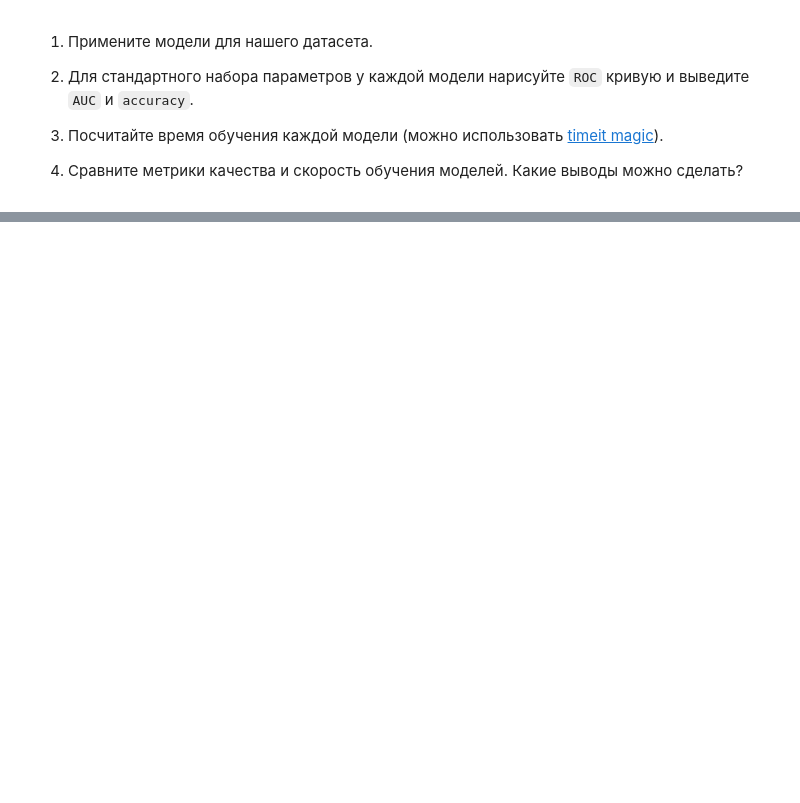
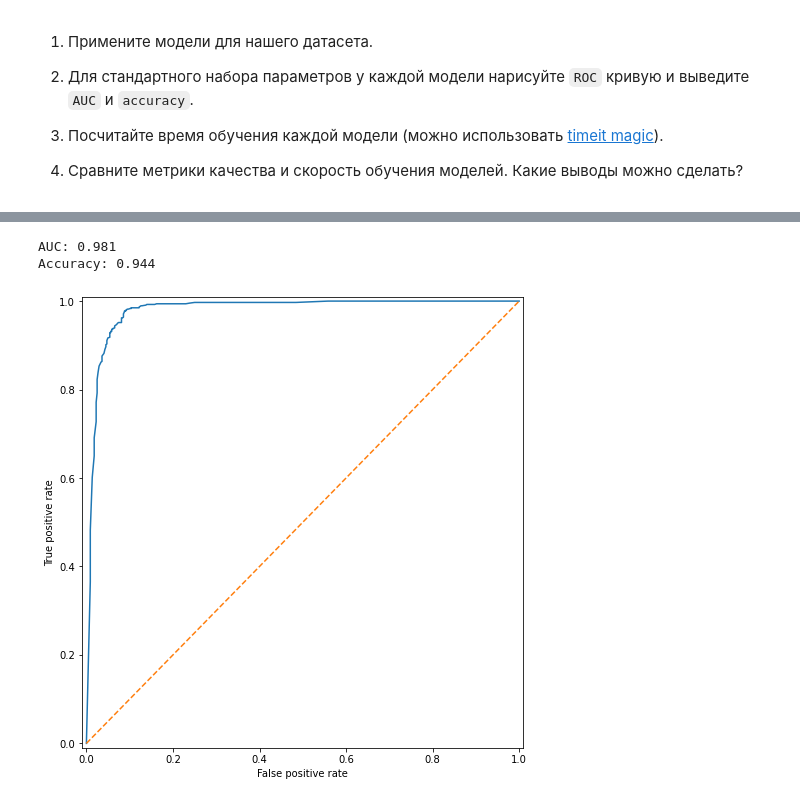
Before and after one commit to rustbas/MachineLearningHW, a Jupyter notebook: HW4/HW4.ipynb, the cells around one changed output, grey strips where cells are left out. Saved outputs shown, nothing was run; the diff lists cells and outputs as text; code cells hidden in the pictures; blank space fills up the shorter version.

```diff
--- a/HW4/HW4.ipynb
+++ b/HW4/HW4.ipynb
@@ -636,0 +570,23 @@ _Ваш ответ_
+# %%
+coef = 0.7
+X_train, y_train = all_X.iloc[:round(len(all_X)*coef)], all_y.iloc[:round(len(all_X)*coef)]
+X_test, y_test = all_X.iloc[round(len(all_X)*coef):], all_y.iloc[round(len(all_X)*coef):]#
+# %%
+%%timeit
+# CatBoost
+
+from catboost import CatBoostClassifier as cbc
+
+est = cbc(iterations=100, depth=5)
+est.fit(X=X_train.drop('Id', axis=1), y=y_train, silent=True)
+y_pred = est.predict(X_test)
+proba = est.predict_proba(X_test)
+AUC_est = AUC(y_test, proba)
+acc = accuracy_score(y_test, y_pred)
+
+pr = []
+for i in range(len(proba)):
+    d = {0:0, 1:0}
+    for j in range(len(proba[0])):
+        d[j] = proba[i,j]
+    pr += [d]
@@ -636,0 +595,24 @@ _Ваш ответ_
+# %%
+from catboost import CatBoostClassifier as cbc
+
+est = cbc(iterations=100, depth=5)
+est.fit(X=X_train.drop('Id', axis=1), y=y_train, silent=True)
+y_pred = est.predict(X_test)
+proba = est.predict_proba(X_test)
+AUC_est = AUC(y_test, proba)
+acc = accuracy_score(y_test, y_pred)
+
+pr = []
+for i in range(len(proba)):
+    d = {0:0, 1:0}
+    for j in range(len(proba[0])):
+        d[j] = proba[i,j]
+    pr += [d]
+# %%
+print(f'AUC: {AUC_est:.3f}')
+print(f'Accuracy: {acc:.3f}')
+plot_roc_curve(y_test, pr)
+# %% [output]
+AUC: 0.981
+Accuracy: 0.944
+[figure, added]
```
Also changed, not shown: parts of 31 cells of this notebook, 6 other files.
